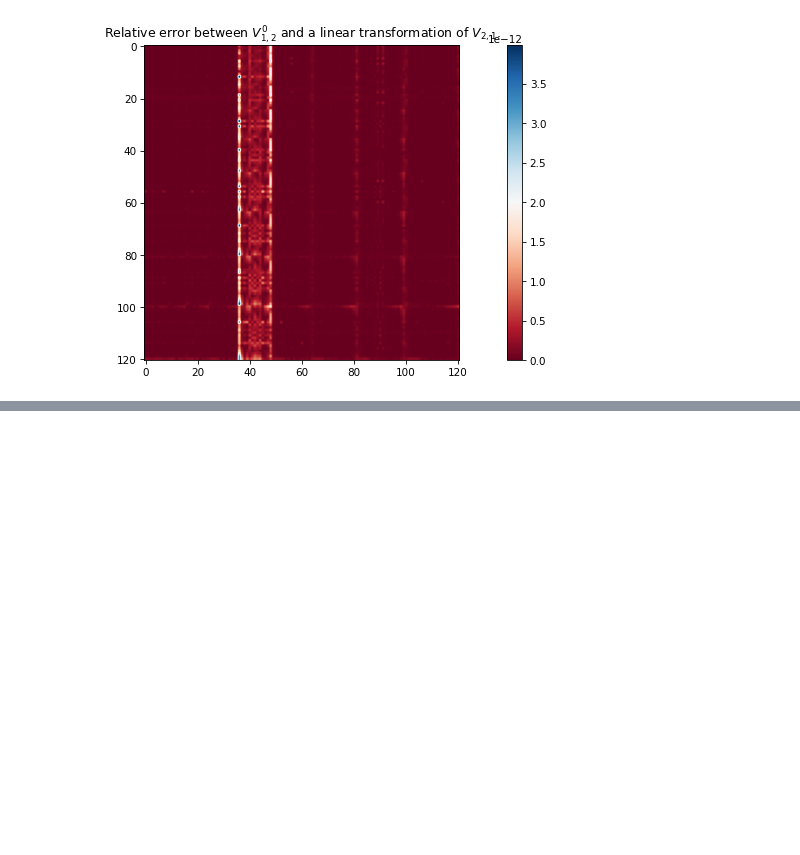
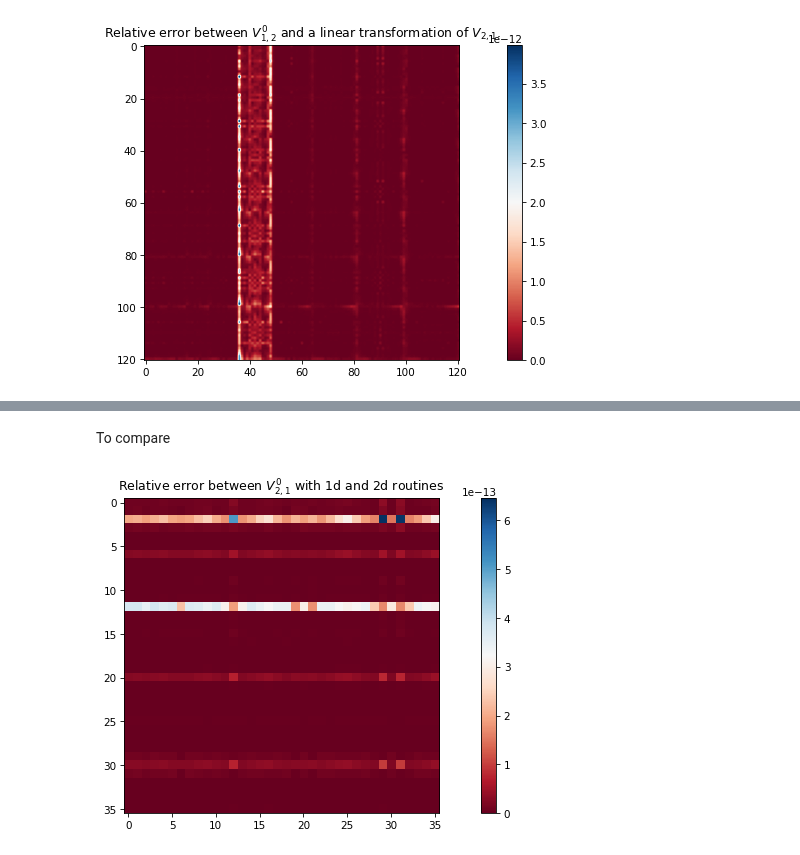
Before and after one commit to iamartineza/biosspheres, a Jupyter notebook: notebooks/crossinteraction_overview.ipynb, the cells around one changed output, grey strips where cells are left out. Drawn from its saved outputs; the diff is of its cells as text; code cells hidden in the pictures; blank space fills up the shorter version.

```diff
--- a/notebooks/crossinteraction_overview.ipynb
+++ b/notebooks/crossinteraction_overview.ipynb
@@ -394,0 +517,39 @@ plt.show()
+# %%
+j_l_1 = scipy.special.spherical_jn(np.arange(0, big_l + 1), radio_1 * k0)
+# %%
+quantity_theta_points, quantity_phi_points, weights, pre_vector_t_2d = \
+    quadratures.gauss_legendre_trapezoidal_2d(big_l_c)
+(r_coord_1tf_2d, phi_coord_1tf_2d, cos_theta_coord_1tf_2d,
+ er_times_n_1tf_2d, etheta_times_n_1tf_2d, ephi_times_n_1tf_2d) = \
+    (quadratures.
+    from_sphere_s_cartesian_to_j_spherical_and_spherical_vectors_2d(
+        radio_2, p_1, p_2, quantity_theta_points, quantity_phi_points,
+        pre_vector_t_2d))
+pesykus, p2_plus_p_plus_q, p2_plus_p_minus_q = auxindexes.pes_y_kus(big_l)
+# %%
+data_v21_2d = helmcross.v_0_sj_semi_analytic_v2d(
+    big_l, k0, radio_1, radio_2, j_l_1, r_coord_1tf_2d, phi_coord_1tf_2d,
+    cos_theta_coord_1tf_2d, weights, pre_vector_t_2d[2, :, 0],
+    quantity_theta_points, quantity_phi_points, pesykus, p2_plus_p_plus_q,
+    p2_plus_p_minus_q)
+# %% [markdown]
+To compare
+# %%
+final_length, pre_vector_t, transform = \
+    quadratures.complex_spherical_harmonic_transform_1d(big_l, big_l_c)
+r_coord_1tf, phi_coord_1tf, cos_theta_coord_1tf = (
+    quadratures.
+    from_sphere_s_cartesian_to_j_spherical_1d(
+        radio_2, p_1, p_2, final_length, pre_vector_t))
+data_v21 = helmcross.v_0_sj_semi_analytic_v1d(
+    big_l, k0, radio_1, radio_2, j_l_1, r_coord_1tf, phi_coord_1tf,
+    cos_theta_coord_1tf, final_length, transform)
+# %%
+plt.figure(dpi=75., layout='constrained')
+im = np.abs(data_v21_2d - data_v21) / np.abs(data_v21)
+plt.imshow(im, cmap='RdBu')
+plt.colorbar()
+plt.title('Relative error between $V_{2,1}^0$ with 1d and 2d routines')
+plt.show()
+# %% [output]
+[figure, added]
```
Also changed, not shown: parts of 28 cells of this notebook.
